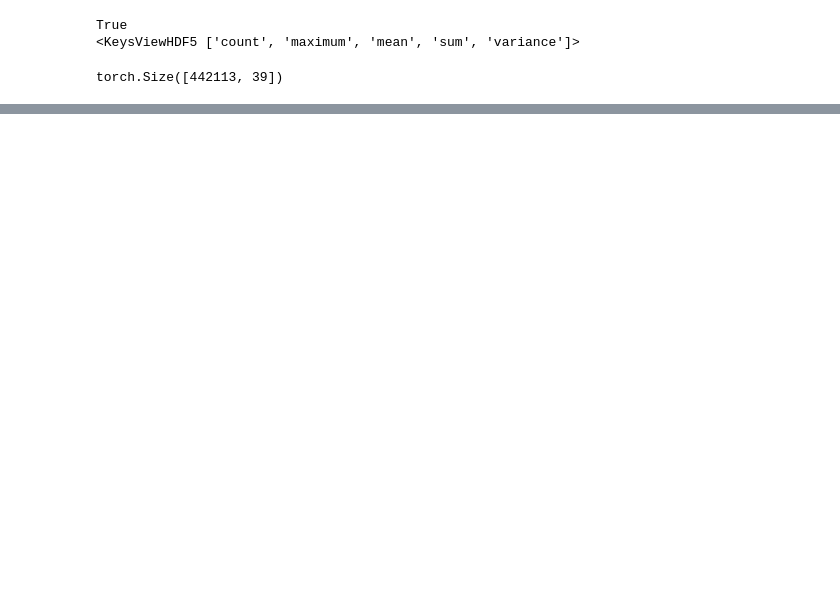
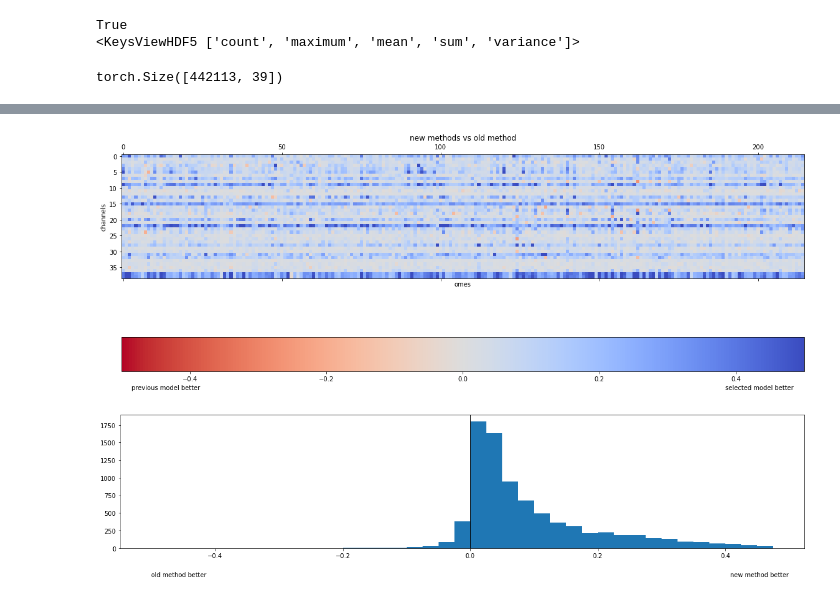
Before and after one commit to PMBio/spava, a Jupyter notebook: 010_best_vanilla_vae.ipynb, the cells around one changed output, grey strips where cells are left out. Cells and saved outputs as stored; diff of their text form; code cells hidden in the pictures; blank space fills up the shorter version.

```diff
--- a/010_best_vanilla_vae.ipynb
+++ b/010_best_vanilla_vae.ipynb
@@ -32,0 +264,23 @@ torch.Size([442113, 39])
+# %%
+m = instances[2].spearman_train[train_sort, :] - instances[1].spearman_train[train_sort, :]
+plt.figure(figsize=(16, 9))
+plt.matshow(m.transpose(), fignum=False, cmap='coolwarm_r')
+cbar = plt.colorbar(orientation='horizontal')
+cbar.set_label('previous model better' + ' ' * 270 + 'selected model better')
+plt.xlabel('omes')
+plt.ylabel('channels')
+plt.title('new methods vs old method')
+plt.clim(-0.5, 0.5)
+plt.tight_layout()
+plt.show()
+
+plt.figure(figsize=(20, 4))
+plt.hist(m.flatten(), bins=np.arange(-0.5, 0.5, 0.025))
+# plt.yscale('log')
+plt.axvline(x=0, c='k')
+plt.text(-0.5, -400, 'old method better', horizontalalignment='left')
+plt.text(0.5, -400, 'new method better', horizontalalignment='right')
+plt.show()
+# %% [output]
+[figure, added]
+[figure, added]
```
Also changed, not shown: parts of 12 cells of this notebook.
